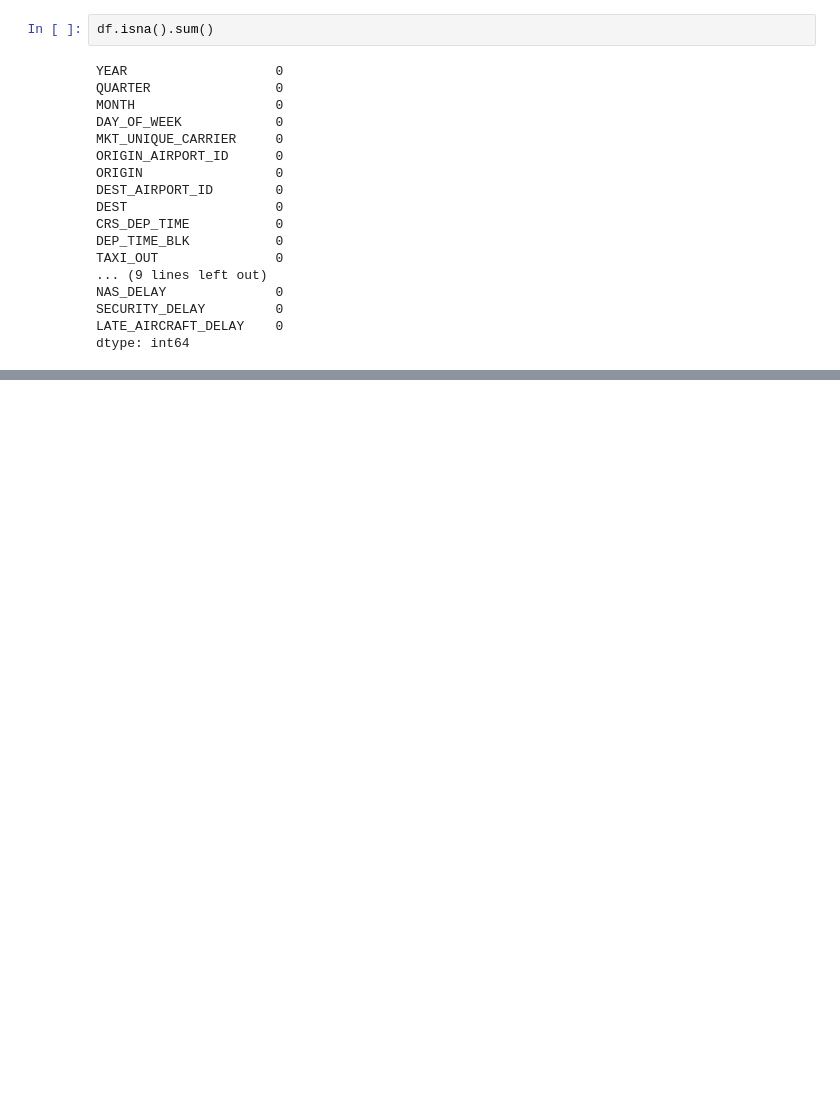
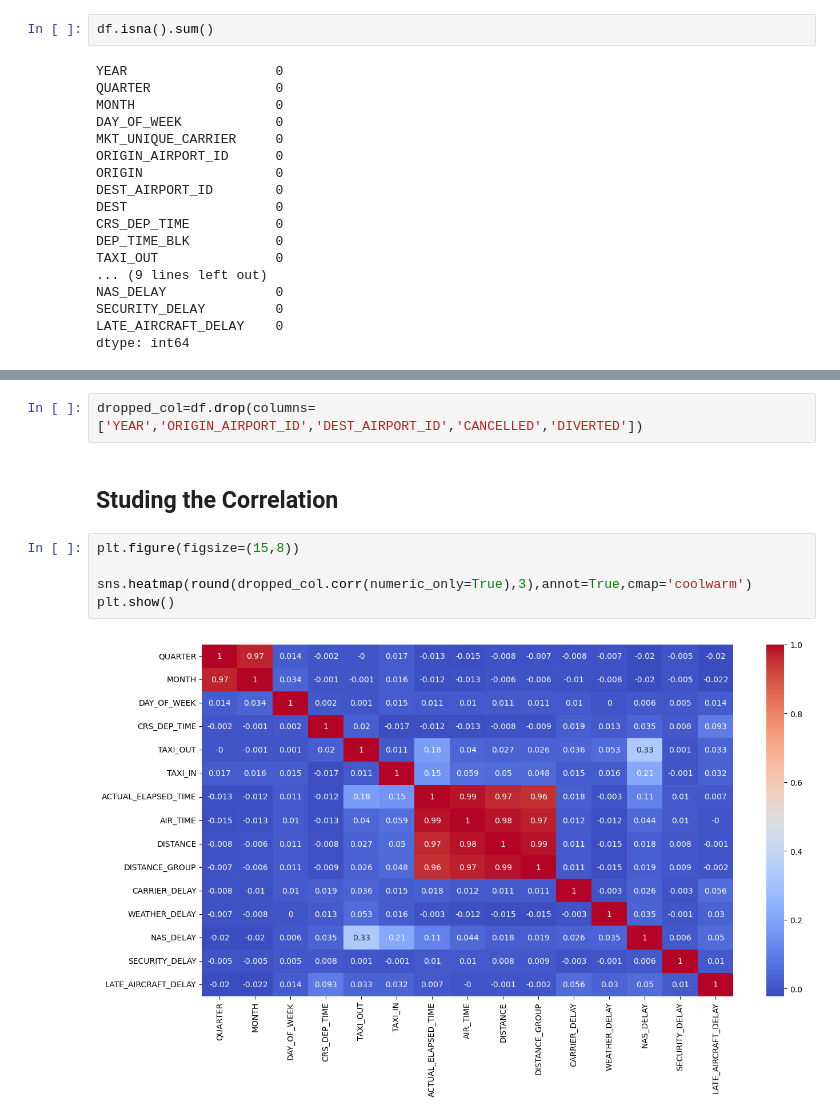
Before and after one commit to Benlite777/airline-operational-risk, a Jupyter notebook: notebooks/eda.ipynb, the cells around one changed output, grey strips where cells are left out. Drawn from its saved outputs; the diff is of its cells as text; blank space fills up the shorter version.

Commit message:
correlation matrix plotted

```diff
--- a/notebooks/eda.ipynb
+++ b/notebooks/eda.ipynb
@@ -220,0 +240,11 @@ KeyboardInterrupt:
+# %%
+dropped_col=df.drop(columns=['YEAR','ORIGIN_AIRPORT_ID','DEST_AIRPORT_ID','CANCELLED','DIVERTED'])
+# %% [markdown]
+## Studing the Correlation
+# %%
+plt.figure(figsize=(15,8))
+
+sns.heatmap(round(dropped_col.corr(numeric_only=True),3),annot=True,cmap='coolwarm')
+plt.show()
+# %% [output]
+[figure, added]
```
Also changed, not shown: parts of 7 cells of this notebook.
